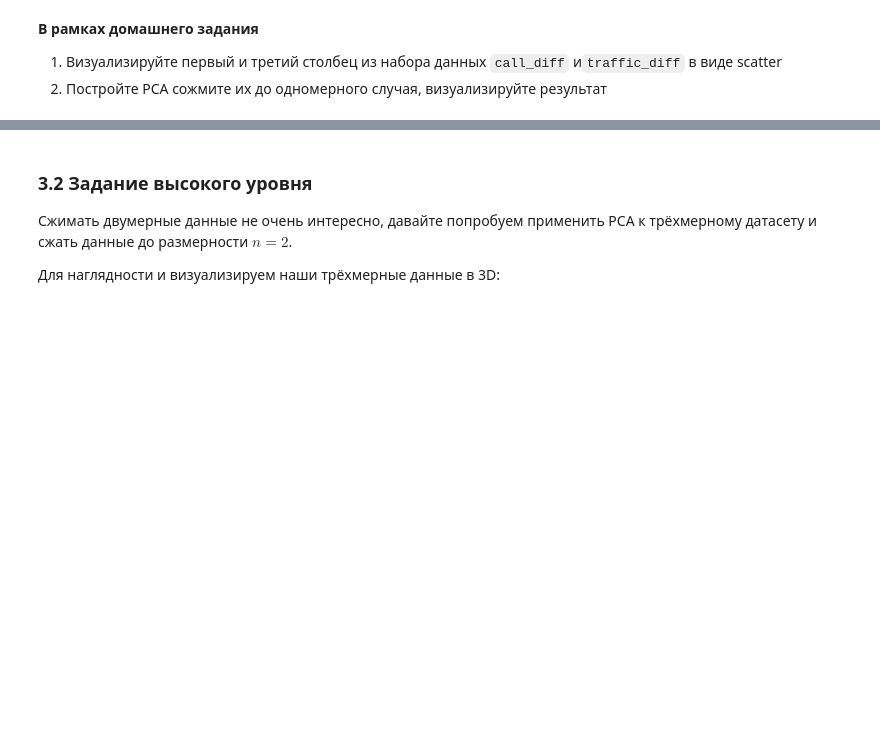
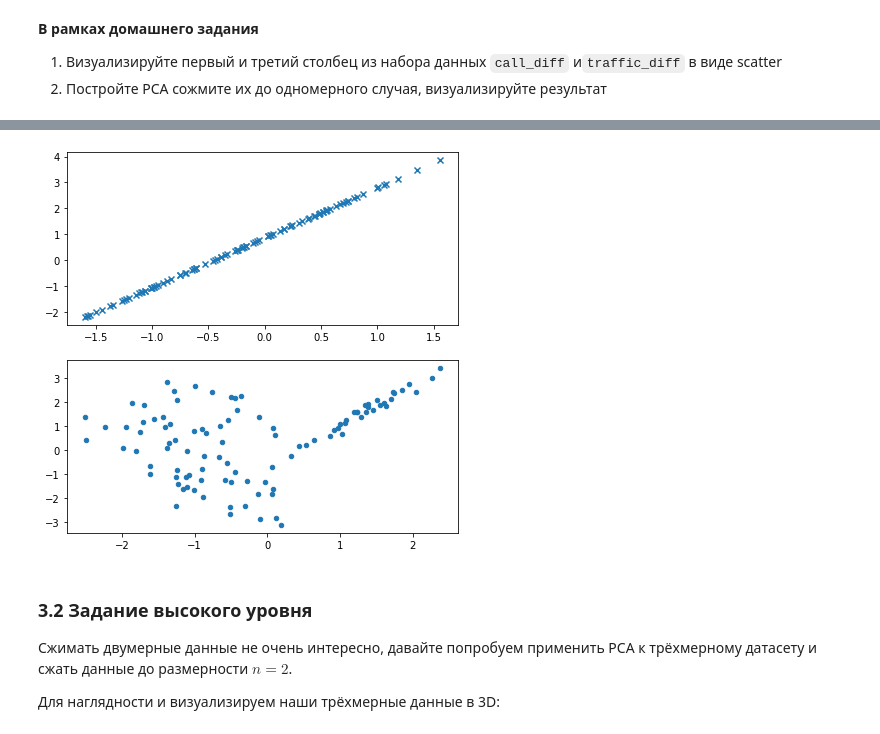
Before and after one commit to vegorovmsk/ml_beginner_level, a Jupyter notebook: 08_additional_technics/jun_ml_dimension_reduction_hw_2_.ipynb, the cells around one changed output, grey strips where cells are left out. Cells and saved outputs as stored; diff of their text form; code cells hidden in the pictures; blank space fills up the shorter version.

```diff
--- a/08_additional_technics/jun_ml_dimension_reduction_hw_2_.ipynb
+++ b/08_additional_technics/jun_ml_dimension_reduction_hw_2_.ipynb
@@ -51,3 +54,23 @@ df_source.head()
+# %%
+from sklearn.decomposition import PCA
+
+X1 = X[:, [0, 2]]
+pca = PCA(n_components=1).fit(X1)
+
+X1_transformed = pca.transform(X1)
+X1_new = pca.inverse_transform(X1_transformed)
+# %%
+plt.figure(1, figsize=(7, 7))
+
+plt.subplot(211)
+plt.scatter(X1_new[:, 0], X1_new[:, 1], marker='x')
+
+plt.subplot(212)
+plt.scatter(X[:, 0], X[:, 2], 20)
+
+plt.show()
+# %% [output]
+[figure, added]
 # %% [markdown]
 ### 3.2 Задание высокого уровня
 
```
Also changed, not shown: parts of 7 cells of this notebook.
